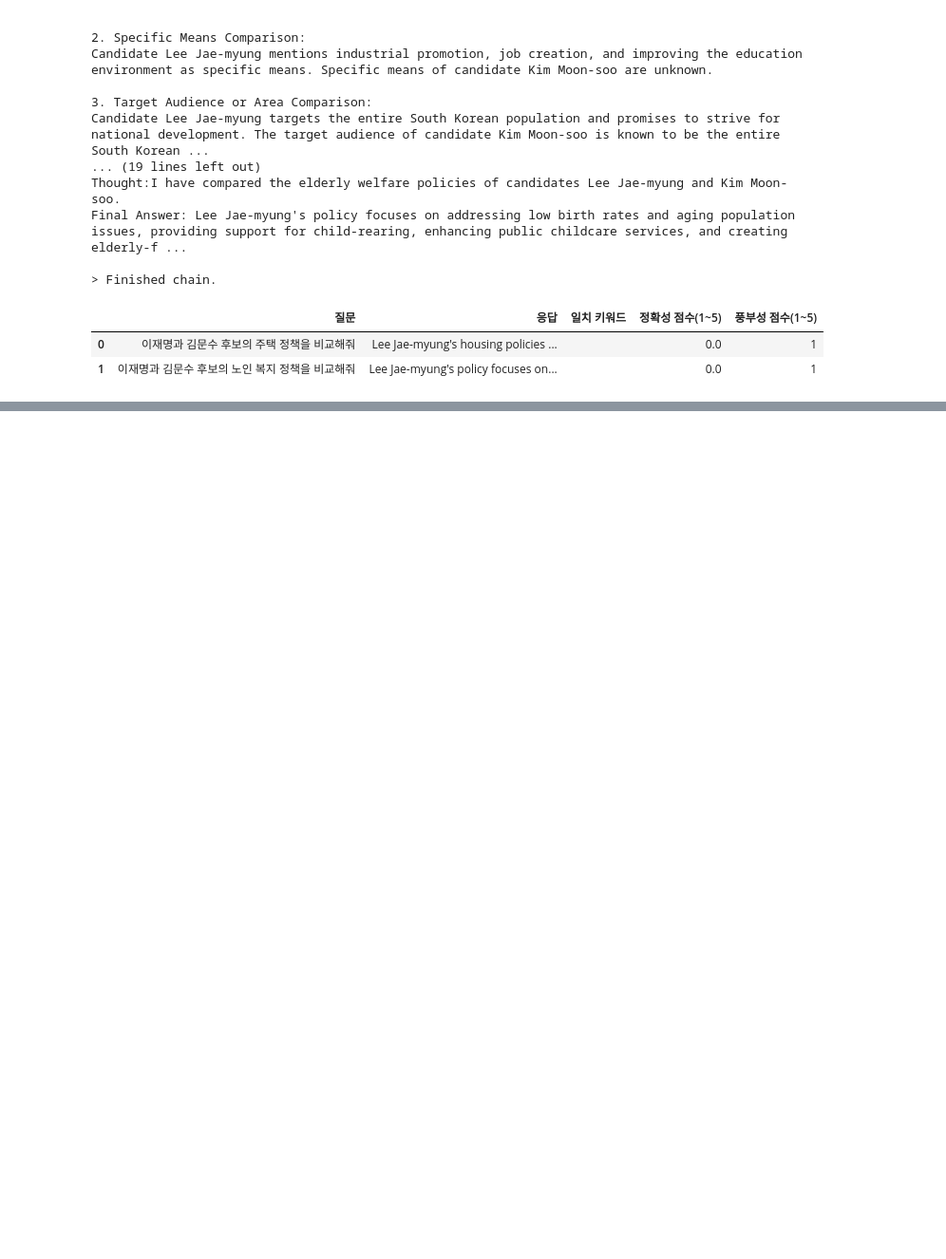
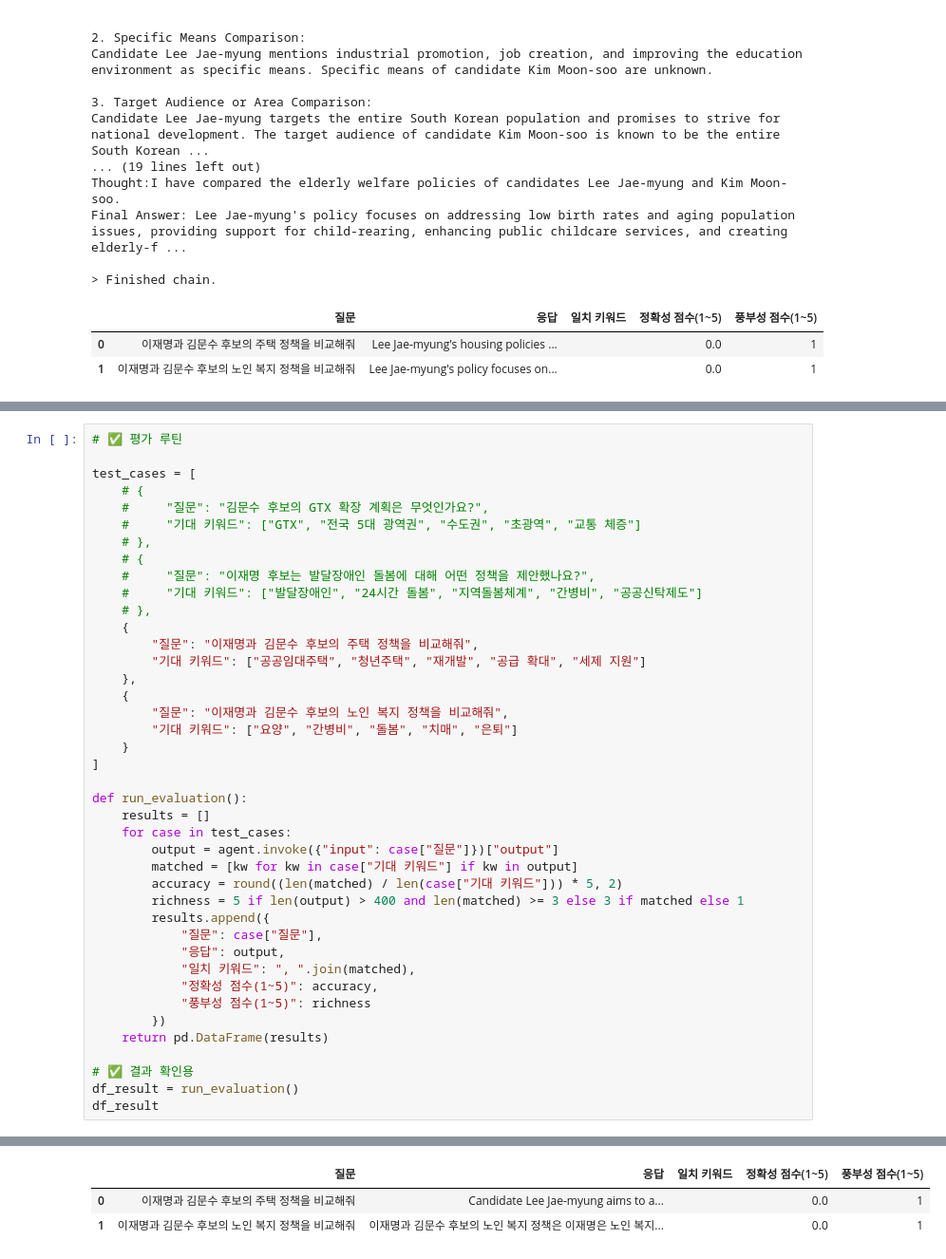
Before and after one commit to ihyoo/team_09, a Jupyter notebook: code/miran/대통령_선거_정보_도우미_AI_Agent.ipynb, the cells around one changed output, grey strips where cells are left out. Shown at 95% size. Drawn from its saved outputs; the diff is of its cells as text; blank space fills up the shorter version.

```diff
--- a/code/miran/대통령_선거_정보_도우미_AI_Agent.ipynb
+++ b/code/miran/대통령_선거_정보_도우미_AI_Agent.ipynb
@@ -1092,0 +1279,42 @@ Final Answer: Lee Jae-myung's policy focuses on addressing low birth rates and a
+# %%
+# ✅ 평가 루틴
+
+test_cases = [
+    # {
+    #     "질문": "김문수 후보의 GTX 확장 계획은 무엇인가요?",
+    #     "기대 키워드": ["GTX", "전국 5대 광역권", "수도권", "초광역", "교통 체증"]
+    # },
+    # {
+    #     "질문": "이재명 후보는 발달장애인 돌봄에 대해 어떤 정책을 제안했나요?",
+    #     "기대 키워드": ["발달장애인", "24시간 돌봄", "지역돌봄체계", "간병비", "공공신탁제도"]
+    # },
+    {
+        "질문": "이재명과 김문수 후보의 주택 정책을 비교해줘",
+        "기대 키워드": ["공공임대주택", "청년주택", "재개발", "공급 확대", "세제 지원"]
+    },
+    {
+        "질문": "이재명과 김문수 후보의 노인 복지 정책을 비교해줘",
+        "기대 키워드": ["요양", "간병비", "돌봄", "치매", "은퇴"]
+    }
+]
+
+def run_evaluation():
+    results = []
+    for case in test_cases:
+        output = agent.invoke({"input": case["질문"]})["output"]
+        matched = [kw for kw in case["기대 키워드"] if kw in output]
+        accuracy = round((len(matched) / len(case["기대 키워드"])) * 5, 2)
+        richness = 5 if len(output) > 400 and len(matched) >= 3 else 3 if matched else 1
+        results.append({
+            "질문": case["질문"],
+            "응답": output,
+            "일치 키워드": ", ".join(matched),
+            "정확성 점수(1~5)": accuracy,
+            "풍부성 점수(1~5)": richness
+        })
+    return pd.DataFrame(results)
+
+# ✅ 결과 확인용
+df_result = run_evaluation()
+df_result
+# %% [output]
@@ -1092,0 +1338,3 @@ Final Answer: Lee Jae-myung's policy focuses on addressing low birth rates and a
+|  | 질문 | 응답 | 일치 키워드 | 정확성 점수(1~5) | 풍부성 점수(1~5) |
+| 0 | 이재명과 김문수 후보의 주택 정책을 비교해줘 | Candidate Lee Jae-myung aims to a... |  | 0.0 | 1 |
+| 1 | 이재명과 김문수 후보의 노인 복지 정책을 비교해줘 | 이재명과 김문수 후보의 노인 복지 정책은 이재명은 노인 복지... |  | 0.0 | 1 |
```
Also changed, not shown: parts of 6 cells of this notebook.
